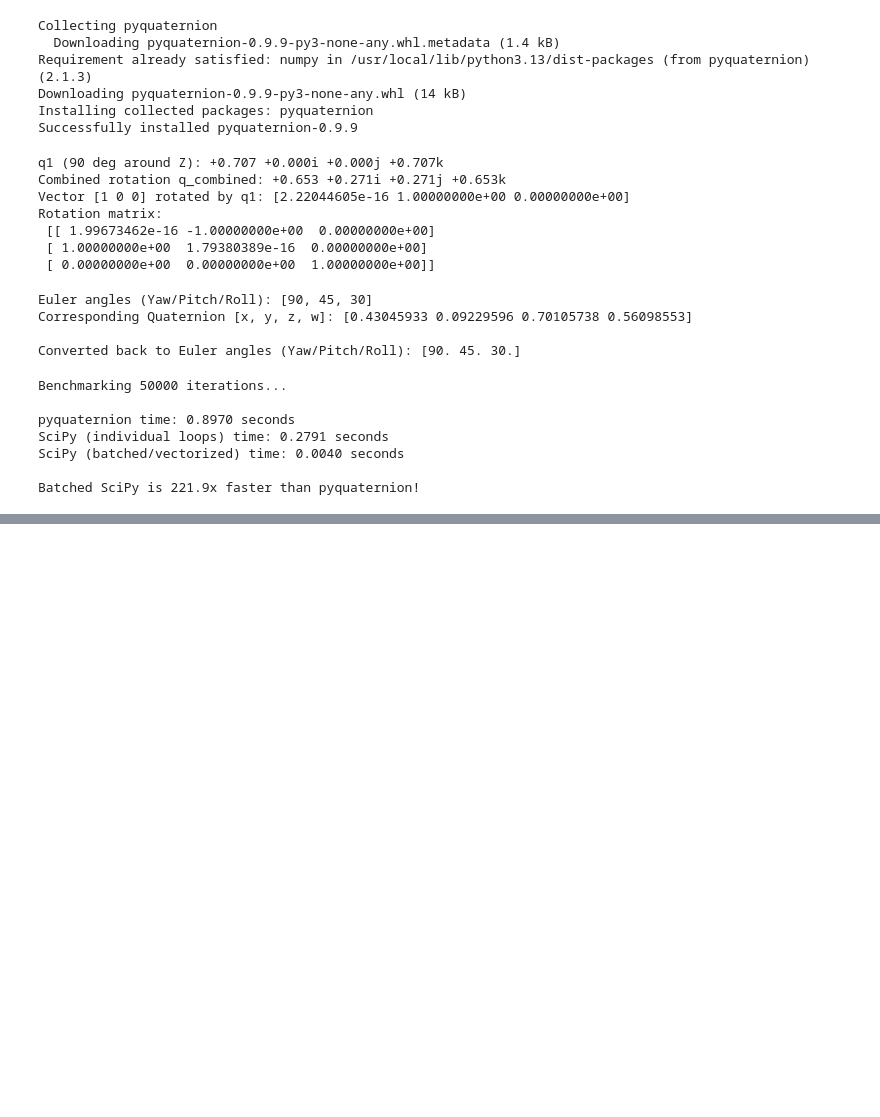
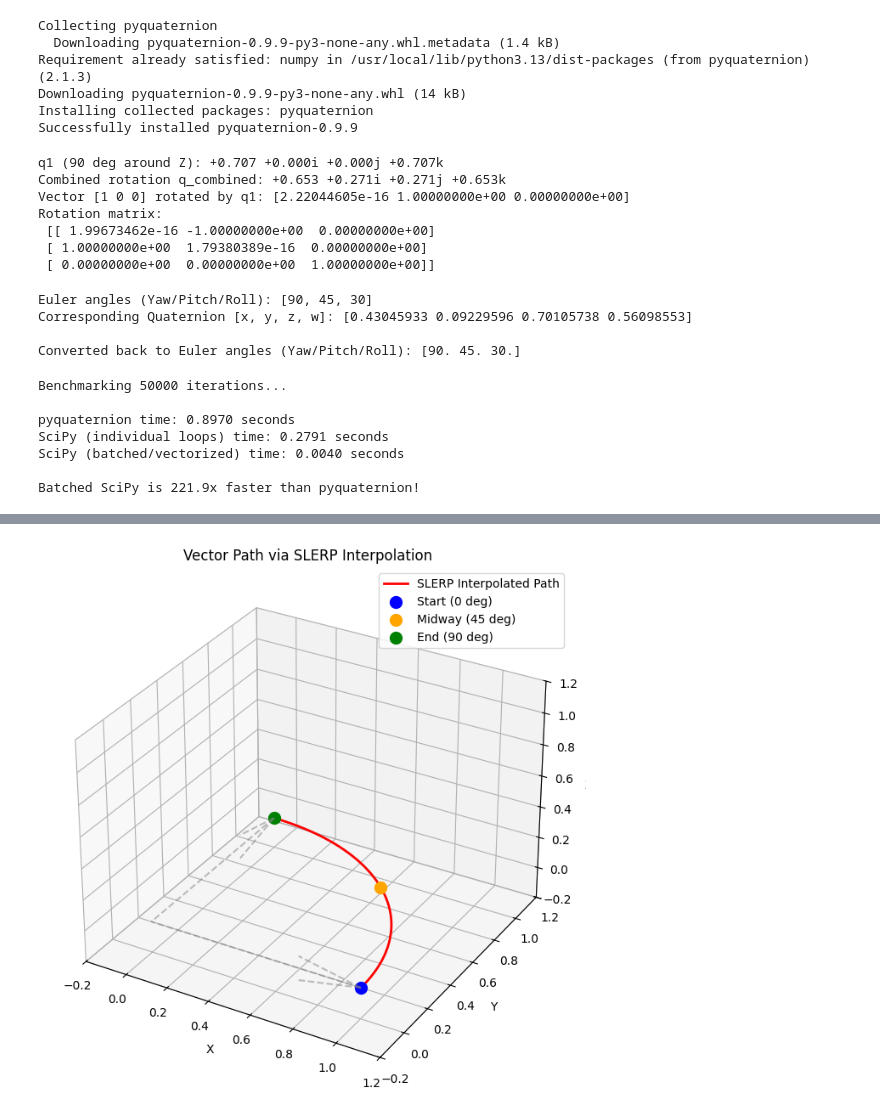
Before and after one commit to JacekDrzycimski/6tunnel, a Jupyter notebook: Quaternions_1.ipynb, the cells around one changed output, grey strips where cells are left out. Saved outputs shown, nothing was run; the diff lists cells and outputs as text; code cells hidden in the pictures; blank space fills up the shorter version.

```diff
--- a/Quaternions_1.ipynb
+++ b/Quaternions_1.ipynb
@@ -121,0 +164,46 @@ Batched SciPy is 221.9x faster than pyquaternion!
+# %%
+import numpy as np
+import matplotlib.pyplot as plt
+from scipy.spatial.transform import Rotation as R
+from scipy.spatial.transform import Slerp
+
+# 1. Define key rotations (starting at 0 degrees, ending at 90 degrees around Z-axis)
+key_times = [0, 1]  # The interval over which to interpolate
+key_rotations = R.from_euler('z', [0, 90], degrees=True)
+
+# 2. Initialize the SLERP object
+slerp = Slerp(key_times, key_rotations)
+
+# 3. Interpolate rotations at 50 intermediate steps between time 0 and 1
+interpolated_times = np.linspace(0, 1, 50)
+interpolated_rotations = slerp(interpolated_times)
+
+# 4. Let's see how a single vector [1, 0, 0] rotates over time
+initial_vector = np.array([1, 0, 0])
+path_vectors = interpolated_rotations.apply(initial_vector)
+
+# 5. Plot the path of the rotating vector
+fig = plt.figure(figsize=(8, 8))
+ax = fig.add_subplot(111, projection='3d')
+
+# Plot the trajectory path
+ax.plot(path_vectors[:, 0], path_vectors[:, 1], path_vectors[:, 2], 'r-', label='SLERP Interpolated Path', linewidth=2)
+
+# Highlight the start, middle, and end points
+ax.scatter(path_vectors[0, 0], path_vectors[0, 1], path_vectors[0, 2], color='blue', s=100, label='Start (0 deg)')
+ax.scatter(path_vectors[25, 0], path_vectors[25, 1], path_vectors[25, 2], color='orange', s=100, label='Midway (45 deg)')
+ax.scatter(path_vectors[-1, 0], path_vectors[-1, 1], path_vectors[-1, 2], color='green', s=100, label='End (90 deg)')
+
+# Coordinate axes for context
+ax.quiver(0, 0, 0, 1, 0, 0, color='gray', linestyle='--', alpha=0.5)
+ax.quiver(0, 0, 0, 0, 1, 0, color='gray', linestyle='--', alpha=0.5)
+
+ax.set_title("Vector Path via SLERP Interpolation")
+ax.set_xlabel('X')
+ax.set_ylabel('Y')
+ax.set_zlabel('Z')
+ax.set_xlim([-0.2, 1.2]); ax.set_ylim([-0.2, 1.2]); ax.set_zlim([-0.2, 1.2])
+ax.legend()
+plt.show()
+# %% [output]
+[figure, added]
```
Also changed, not shown: parts of 2 cells of this notebook.
